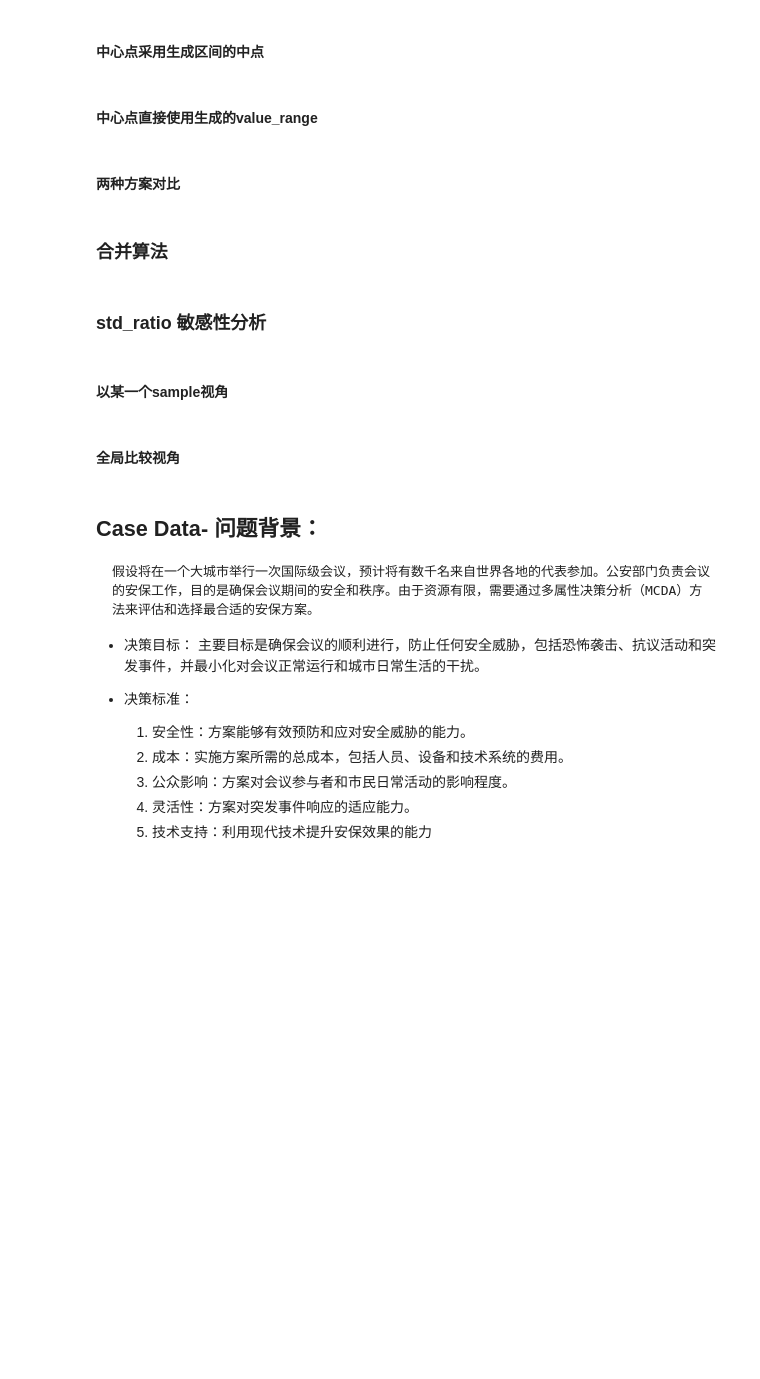
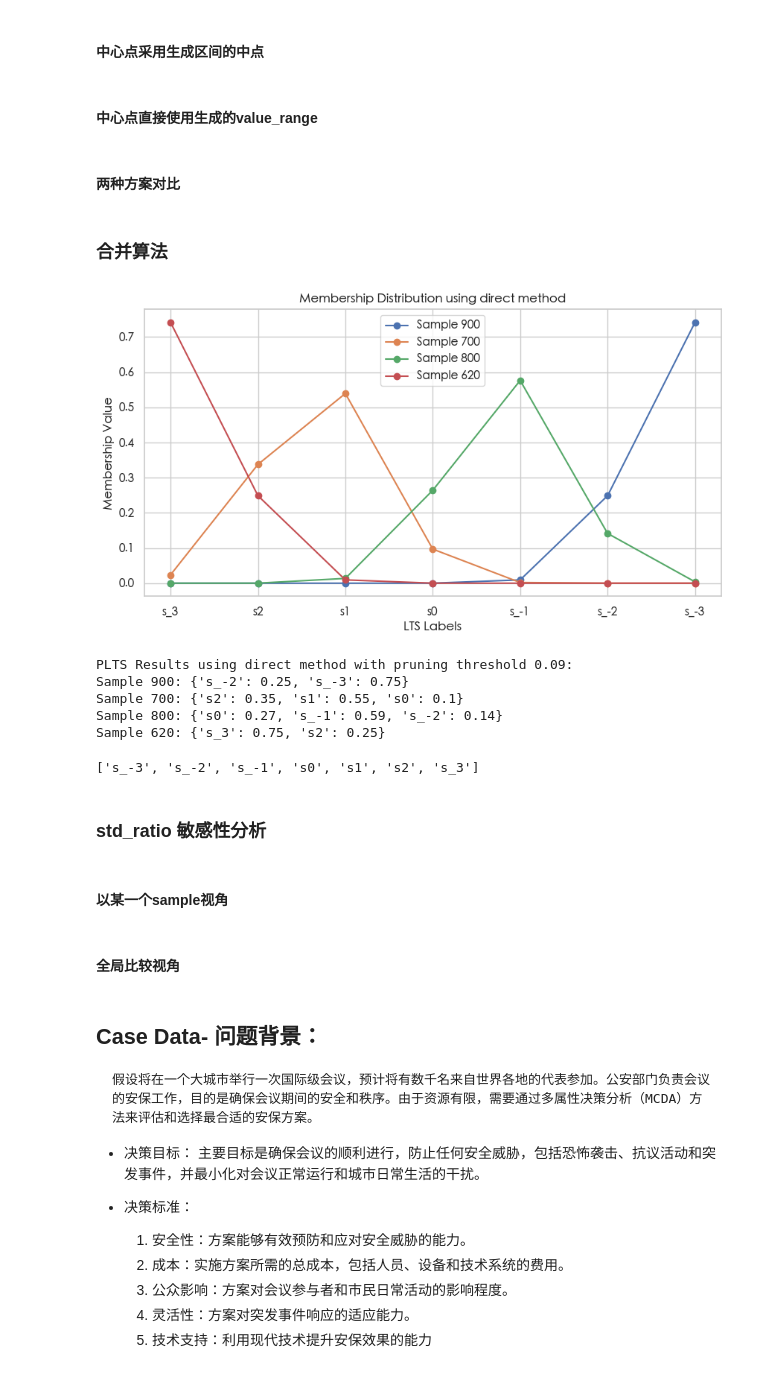
Before and after one commit to JohnHa0/Context_MADM, a Jupyter notebook: initias.ipynb, the cells around one changed output. Saved outputs shown, nothing was run; the diff lists cells and outputs as text; code cells hidden in the pictures; blank space fills up the shorter version.

```diff
--- a/initias.ipynb
+++ b/initias.ipynb
@@ -907,18 +909,20 @@ def prune_and_normalize_memberships(memberships, lts_labels, threshold):
     return pruned_results
 
 # 样本数据和设置
-samples = np.array([450, 700, 900, 620])
+samples = np.array([900,700,800,620])
 lts_labels = ['s_-3', 's_-2', 's_-1', 's0', 's1', 's2', 's_3']
+lts_labels = lts_labels[::-1] #经济型指标，需要对lts翻转
+
 std_dev_ratio = 0.3  # Ratio to calculate dynamic std_dev
 #常见的 std_dev_ratio 范围从 0.1 到 1，具体取决于数据的分布和分析需求。
 # •	较小的比例（0.1 - 0.3）：适用于希望扩散效果较细腻，隶属度函数较尖锐的场景，有助于突出数据点之间的差异。
 # •	较大的比例（0.5 - 1）：适用于需要较宽扩散覆盖，隶属度函数较平滑的场景，有助于平滑数据的随机波动，适用于数据点较为稀疏或分布较广的情况。
 sample_std = np.std(samples)
 std_dev = sample_std * std_dev_ratio
-prune_threshold = 0.1  # 隶属度小于此值的将被剔除
+prune_threshold = 0.09  # 隶属度小于此值的将被剔除
 
 # 用户选择
-method_choice = 'average'  # 'average' or 'direct'
+method_choice = 'direct'  # 'average' or 'direct'
 output_filter_zero = True  # True to filter zero memberships, False to show all
 
 # 生成LTS中心点
@@ -926,33 +930,44 @@ center_num = len(lts_labels)
 lts_centers = generate_lts_centers(samples,center_num, method=method_choice)
 
 # 计算隶属度
 memberships = calculate_membership(samples, lts_centers, std_dev)
 
 # 格式化PLTS输出
 plts_results = format_plts_output(memberships, lts_labels, filter_zero=output_filter_zero)
 
 # 剪裁和归一化隶属度
 pruned_plts = prune_and_normalize_memberships(memberships, lts_labels, prune_threshold)
 
 # 可视化隶属度分布
 plt.figure(figsize=(10, 5))
 for i, sample in enumerate(samples):
     plt.plot(lts_labels, memberships[i], marker='o', label=f'Sample {sample}')
 plt.title(f'Membership Distribution using {method_choice} method')
 plt.xlabel('LTS Labels')
 plt.ylabel('Membership Value')
 plt.legend()
 plt.grid(True)
 plt.show()
 
 # 输出每个样本的PLTS结果
 # print(f"PLTS Results using {method_choice} method with {'filtered' if output_filter_zero else 'full'} output:")
 # for i, result in enumerate(plts_results):
 #     print(f"Sample {samples[i]}: {result}")
 # 输出裁剪后的PLTS结果
 print(f"PLTS Results using {method_choice} method with pruning threshold {prune_threshold}:")
 for i, result in enumerate(pruned_plts):
     print(f"Sample {samples[i]}: {result}")
+# %% [output]
+[figure, added]
+PLTS Results using direct method with pruning threshold 0.09:
+Sample 900: {'s_-2': 0.25, 's_-3': 0.75}
+Sample 700: {'s2': 0.35, 's1': 0.55, 's0': 0.1}
+Sample 800: {'s0': 0.27, 's_-1': 0.59, 's_-2': 0.14}
+Sample 620: {'s_3': 0.75, 's2': 0.25}
+# %%
+lts_labels
+# %% [output]
+['s_-3', 's_-2', 's_-1', 's0', 's1', 's2', 's_3']
 # %% [markdown]
 ### std_ratio 敏感性分析
 # %% [markdown]
```
Also changed, not shown: parts of 24 cells of this notebook.
